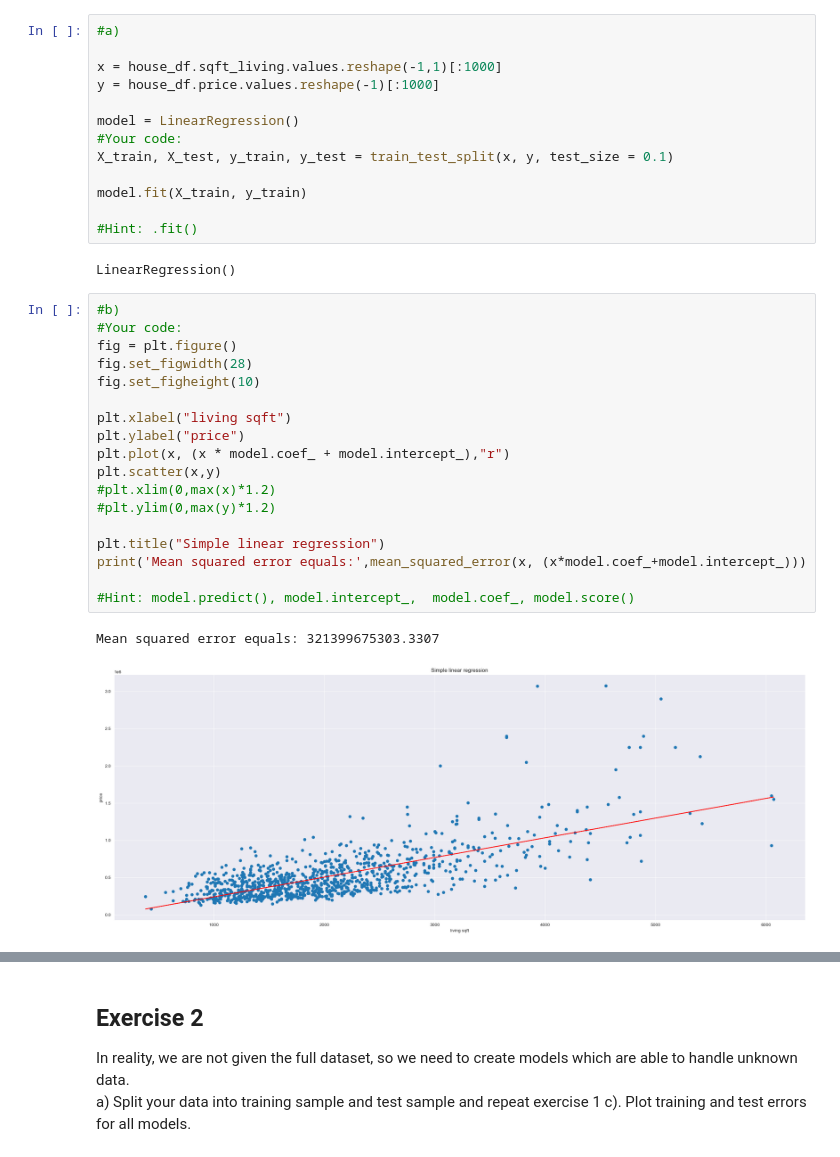
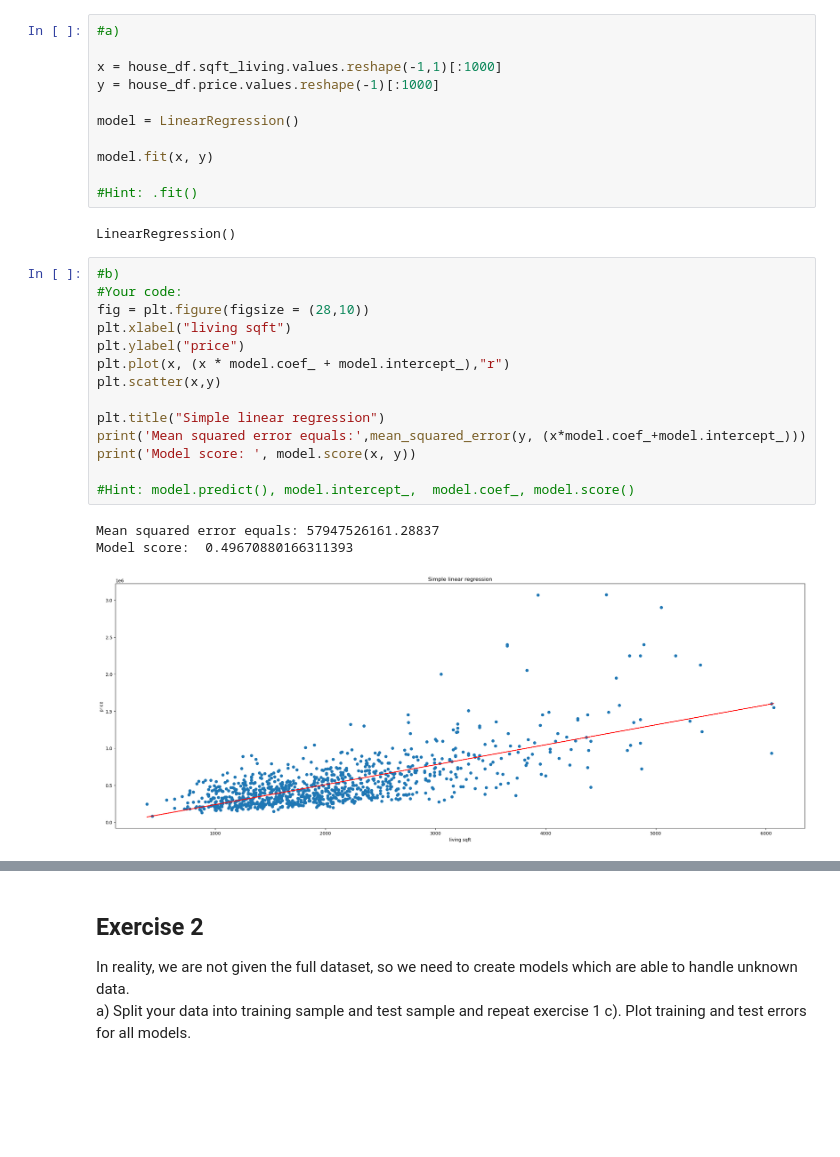
Before and after one commit to Mateoo18/Data_Science, a Jupyter notebook: Exercise_2/Assignment_2_without_code.ipynb, the cells around one changed output, grey strips where cells are left out. Saved outputs shown, nothing was run; the diff lists cells and outputs as text; blank space fills up the shorter version.

```diff
--- a/Exercise_2/Assignment_2_without_code.ipynb
+++ b/Exercise_2/Assignment_2_without_code.ipynb
@@ -20,10 +21,8 @@ x = house_df.sqft_living.values.reshape(-1,1)[:1000]
 y = house_df.price.values.reshape(-1)[:1000]
 
 model = LinearRegression()
-#Your code:
-X_train, X_test, y_train, y_test = train_test_split(x, y, test_size = 0.1)
 
-model.fit(X_train, y_train)
+model.fit(x, y)
 
 #Hint: .fit()
 # %% [output]
@@ -31,21 +30,18 @@ LinearRegression()
 # %%
 #b)
 #Your code:
-fig = plt.figure()
-fig.set_figwidth(28)
-fig.set_figheight(10)
-
+fig = plt.figure(figsize = (28,10))
 plt.xlabel("living sqft")
 plt.ylabel("price")
 plt.plot(x, (x * model.coef_ + model.intercept_),"r")
 plt.scatter(x,y)
-#plt.xlim(0,max(x)*1.2)
-#plt.ylim(0,max(y)*1.2)
 
 plt.title("Simple linear regression")
-print('Mean squared error equals:',mean_squared_error(x, (x*model.coef_+model.intercept_)))
+print('Mean squared error equals:',mean_squared_error(y, (x*model.coef_+model.intercept_)))
+print('Model score: ', model.score(x, y))
 
 #Hint: model.predict(), model.intercept_,  model.coef_, model.score()
 # %% [output]
-Mean squared error equals: 321399675303.3307
+Mean squared error equals: 57947526161.28837
+Model score:  0.49670880166311393
-[figure, old version]
+[figure, new version]
```
Also changed, not shown: parts of 14 cells of this notebook, 1 other file.
